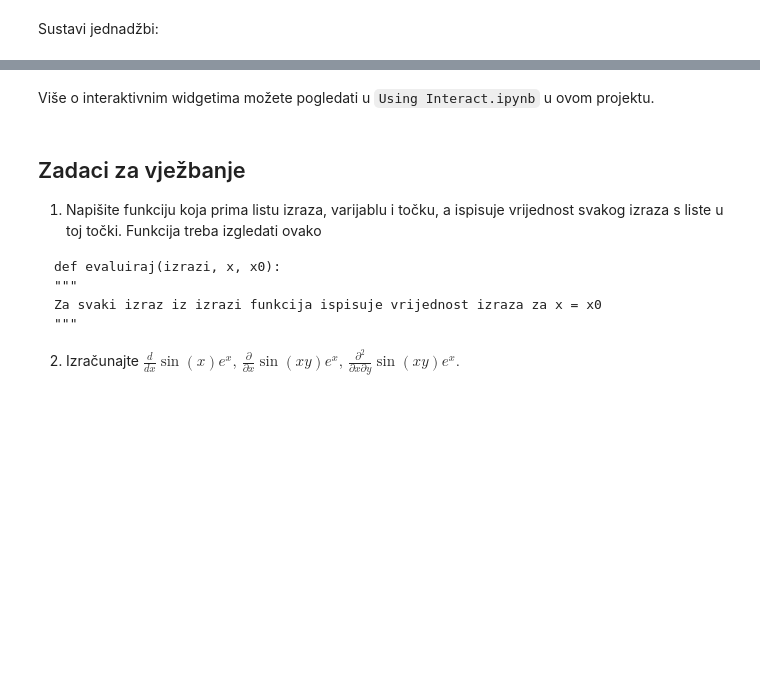
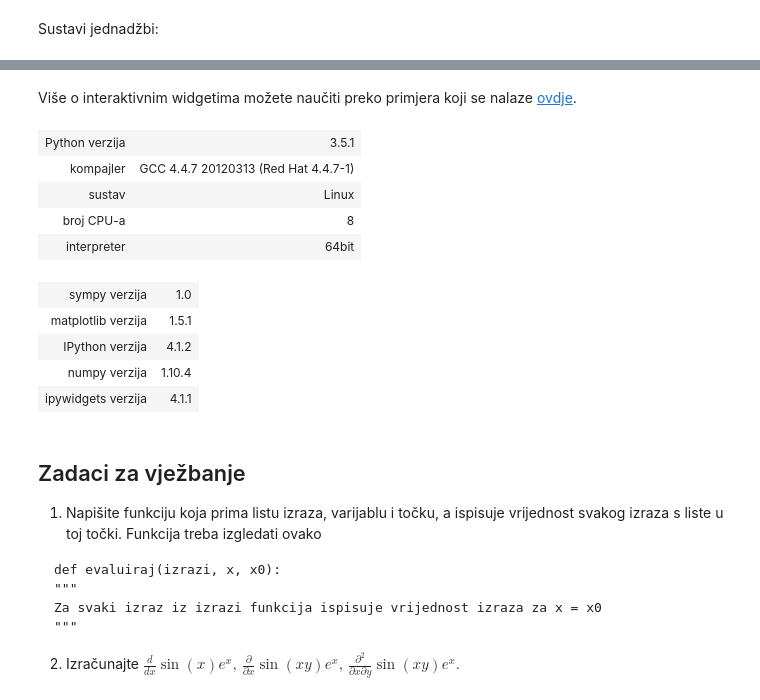
Before and after one commit to inakic/matsoft, a Jupyter notebook: Sympy.ipynb, the cells around one changed output, grey strips where cells are left out. Drawn from its saved outputs; the diff is of its cells as text; code cells hidden in the pictures; blank space fills up the shorter version.

```diff
--- a/Sympy.ipynb
+++ b/Sympy.ipynb
@@ -375,5 +490,20 @@ solve([x + y - a, x - y - c], [x,y])
-# %% [markdown]
-Više o interaktivnim widgetima možete pogledati u `Using Interact.ipynb` u ovom projektu.
+# %% [markdown]
+Više o interaktivnim widgetima možete naučiti preko primjera koji se nalaze [ovdje](https://github.com/ipython/ipywidgets/tree/master/examples).
+# %%
+from verzije import *
+from IPython.display import HTML
+HTML(print_sysinfo()+info_packages('sympy,matplotlib,IPython,numpy, ipywidgets'))
+# %% [output]
+| Python verzija | 3.5.1 |
+| kompajler | GCC 4.4.7 20120313 (Red Hat 4.4.7-1) |
+| sustav | Linux |
+| broj CPU-a | 8 |
+| interpreter | 64bit |
+| sympy verzija | 1.0 |
+| matplotlib verzija | 1.5.1 |
+| IPython verzija | 4.1.2 |
+| numpy verzija | 1.10.4 |
+| ipywidgets verzija | 4.1.1 |
 # %% [markdown]
 ## Zadaci za vježbanje
 
```
Also changed, not shown: parts of 91 cells of this notebook.
